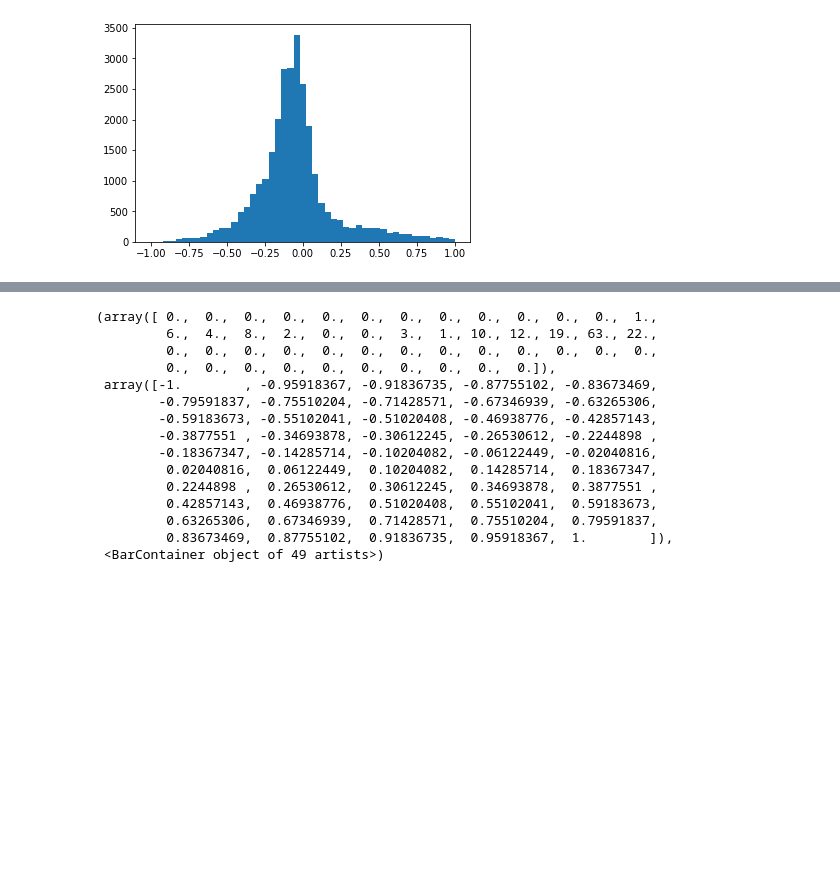
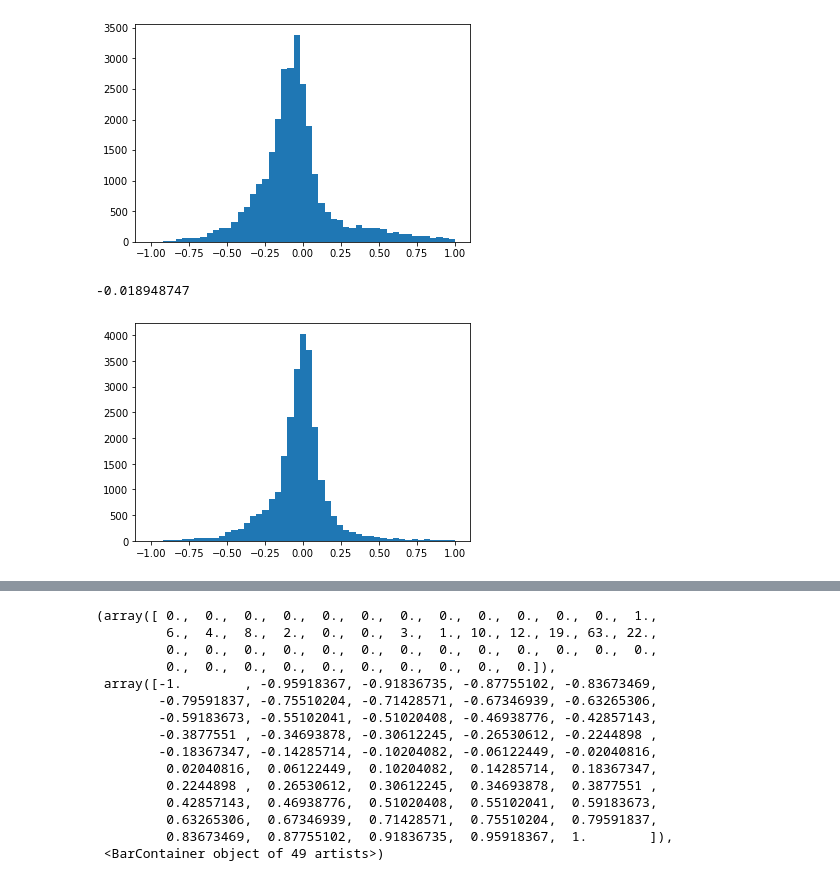
Before and after one commit to profxj/mhw_analysis, a Jupyter notebook: mhw_analysis/chl/mon_chl_anl.ipynb, the cells around one changed output, grey strips where cells are left out. Drawn from its saved outputs; the diff is of its cells as text; code cells hidden in the pictures; blank space fills up the shorter version.

```diff
--- a/mhw_analysis/chl/mon_chl_anl.ipynb
+++ b/mhw_analysis/chl/mon_chl_anl.ipynb
@@ -219,3 +266,19 @@ plt.hist(h1, bins=np.linspace(-1,1,50))
          0.83673469,  0.87755102,  0.91836735,  0.95918367,  1.        ]),
  <BarContainer object of 49 artists>)
 [figure]
+# %%
+#2016-9-15
+#0.043711156
+blob=m3[...,0]==531
+bls_2 = bls1.data[0,...]
+chl_2=chl2.data[0,0,...]
+bb=bls_2[blob]
+cb=chl_2[blob]
+h=((cb-bb)/bb)
+h1 = h[~numpy.isnan(h)]
+plt.hist(h1, bins=np.linspace(-1,1,50))
+m=np.mean(h1)
+m
+# %% [output]
+-0.018948747
+[figure, added]
```
Also changed, not shown: parts of 15 cells of this notebook, 2 other files.
